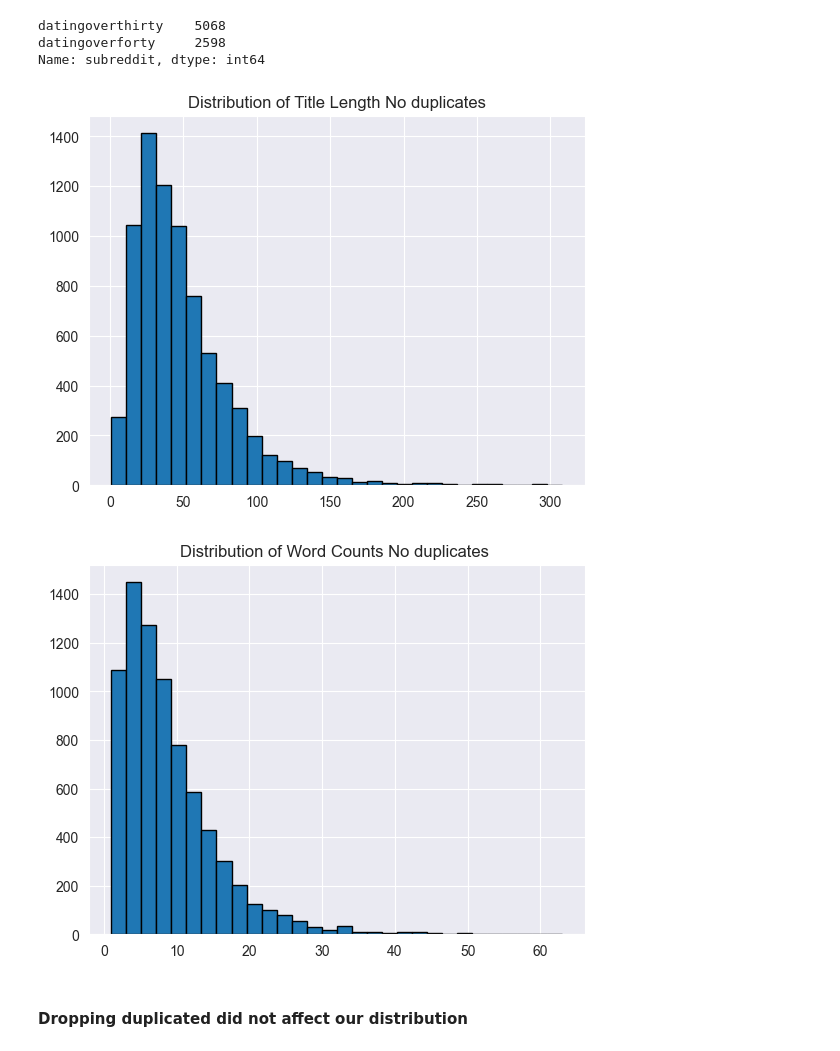
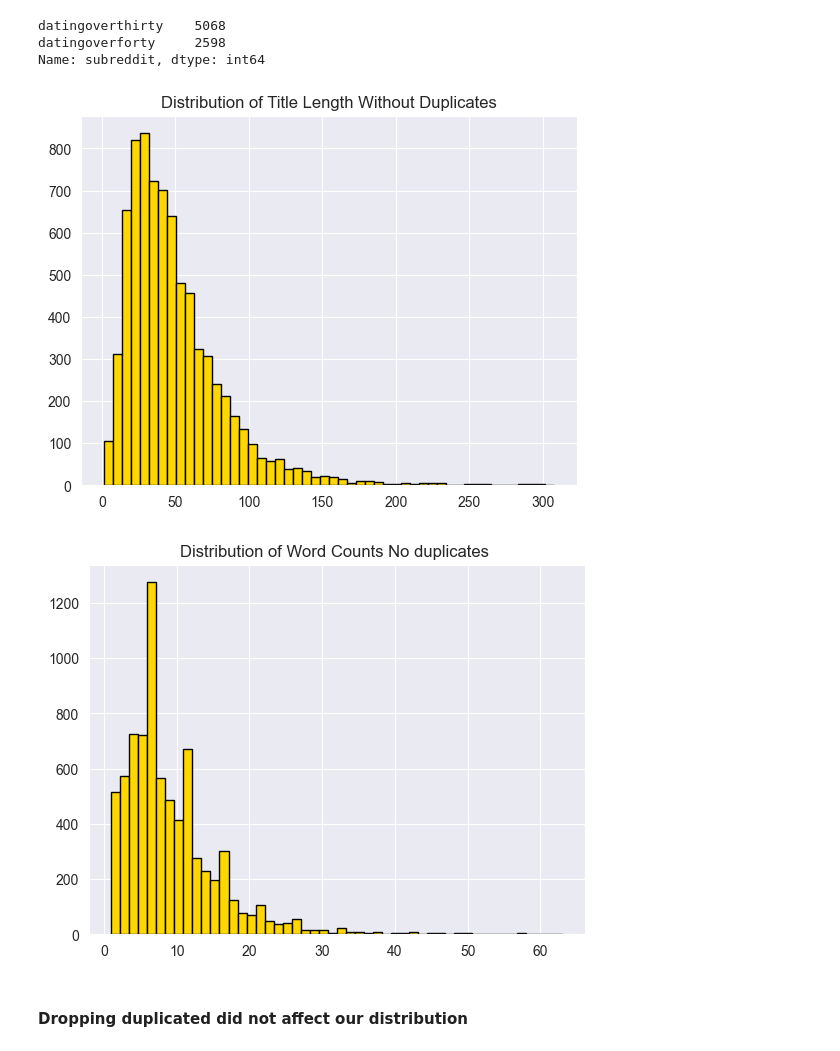
Before and after one commit to iamkkdev/Subreddit-Project, a Jupyter notebook: code/2-EDA.ipynb, the cells around one changed output. Saved outputs shown, nothing was run; the diff lists cells and outputs as text; code cells hidden in the pictures.

```diff
--- a/code/2-EDA.ipynb
+++ b/code/2-EDA.ipynb
@@ -176,15 +177,17 @@ datingoverthirty    5068
 datingoverforty     2598
 Name: subreddit, dtype: int64
 # %%
-plt.hist(df1['title_length'],bins = 30, edgecolor = 'black')
-plt.title("Distribution of Title Length No duplicates");
+plt.hist(df1['title_length'],bins = 50, color = 'Gold', edgecolor = 'black')
+plt.title("Distribution of Title Length Without Duplicates")
+plt.savefig('../images/distribution1.jpg');
 # %% [output]
-[figure, old version]
+[figure, new version]
 # %%
-plt.hist(df1['title_word_count'],bins = 30, edgecolor = 'black')
-plt.title("Distribution of Word Counts No duplicates ");
+plt.hist(df1['title_word_count'],bins = 50, color = 'Gold', edgecolor = 'black')
+plt.title("Distribution of Word Counts No duplicates ")
+plt.savefig('../images/distribution2.jpg');
 # %% [output]
-[figure, old version]
+[figure, new version]
 # %% [markdown]
 #### Dropping duplicated did not affect our distribution
 # %%
```
Also changed, not shown: parts of 1 cell of this notebook, 7 other files.
